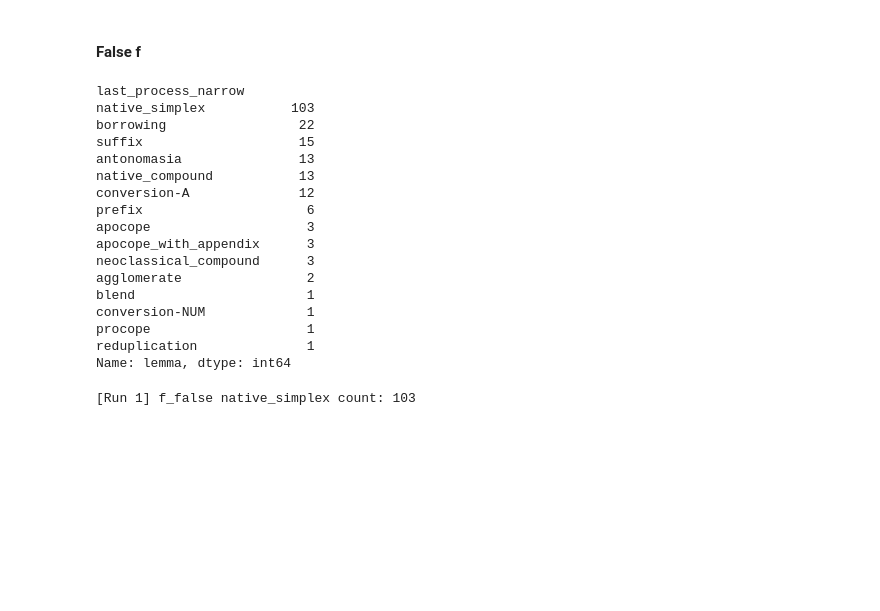
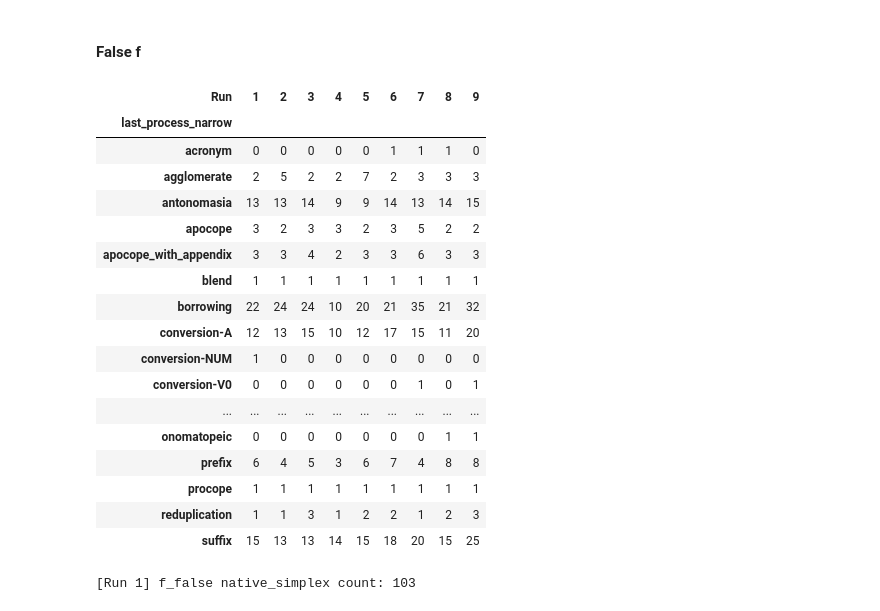
Before and after one commit to obonami/gender_prediction, a Jupyter notebook: src/orth_pred_analysis.ipynb, the cells around one changed output. Cells and saved outputs as stored; diff of their text form; code cells hidden in the pictures; blank space fills up the shorter version.

Commit message:
subcat over all runs

```diff
--- a/src/orth_pred_analysis.ipynb
+++ b/src/orth_pred_analysis.ipynb
@@ -177,0 +156,6 @@ Name: lemma, dtype: int64
+# %%
+pred_gender = 'f'
+true_gender = 'm'
+category = 'last_process_broad'
+
+get_subcategories_count_per_run(orth_preds_x10, pred_gender, true_gender, category, echantinom)
@@ -260,0 +233,6 @@ Name: lemma, dtype: int64
+# %%
+pred_gender = 'm'
+true_gender = 'f'
+category = 'last_process_broad'
+
+get_subcategories_count_per_run(orth_preds_x10, pred_gender, true_gender, category, echantinom)
@@ -363,35 +350,31 @@ Gender partition for last_process_narrow over all runs:
 | conversion-NUM | NaN | 1.000 | NaN | 0.000 |
 # %% [markdown]
 #### False f
-# %%
-run = 1
-pred_gender = 'f'
-true_gender = 'm'
-category = 'last_process_narrow'
-
-f_false_rows = orth_preds_x10[(orth_preds_x10['Run'] == run) & (orth_preds_x10["orth_pred"] == pred_gender) & (orth_preds_x10['true'] == true_gender)]
-f_false_rows = f_false_rows.merge(echantinom[['lemma', category]], how='left', left_on='lemma', right_on='lemma')
-
-f_false_rows.groupby(category)['lemma'].count().sort_values(ascending=False)
-# f_false_rows
-# %% [output]
-last_process_narrow
-native_simplex           103
-borrowing                 22
-suffix                    15
-antonomasia               13
-native_compound           13
-conversion-A              12
-prefix                     6
-apocope                    3
-apocope_with_appendix      3
-neoclassical_compound      3
-agglomerate                2
-blend                      1
-conversion-NUM             1
-procope                    1
-reduplication              1
-Name: lemma, dtype: int64
+# %%
+pred_gender = 'f'
+true_gender = 'm'
+category = 'last_process_narrow'
+
+get_subcategories_count_per_run(orth_preds_x10, pred_gender, true_gender, category, echantinom)
+# %% [output]
+| Run | 1 | 2 | 3 | 4 | 5 | 6 | 7 | 8 | 9 |
+| last_process_narrow |  |  |  |  |  |  |  |  |  |
+| acronym | 0 | 0 | 0 | 0 | 0 | 1 | 1 | 1 | 0 |
+| agglomerate | 2 | 5 | 2 | 2 | 7 | 2 | 3 | 3 | 3 |
+| antonomasia | 13 | 13 | 14 | 9 | 9 | 14 | 13 | 14 | 15 |
+| apocope | 3 | 2 | 3 | 3 | 2 | 3 | 5 | 2 | 2 |
+| apocope_with_appendix | 3 | 3 | 4 | 2 | 3 | 3 | 6 | 3 | 3 |
+| blend | 1 | 1 | 1 | 1 | 1 | 1 | 1 | 1 | 1 |
+| borrowing | 22 | 24 | 24 | 10 | 20 | 21 | 35 | 21 | 32 |
+| conversion-A | 12 | 13 | 15 | 10 | 12 | 17 | 15 | 11 | 20 |
+| conversion-NUM | 1 | 0 | 0 | 0 | 0 | 0 | 0 | 0 | 0 |
+| conversion-V0 | 0 | 0 | 0 | 0 | 0 | 0 | 1 | 0 | 1 |
+| ... | ... | ... | ... | ... | ... | ... | ... | ... | ... |
+| onomatopeic | 0 | 0 | 0 | 0 | 0 | 0 | 0 | 1 | 1 |
+| prefix | 6 | 4 | 5 | 3 | 6 | 7 | 4 | 8 | 8 |
+| procope | 1 | 1 | 1 | 1 | 1 | 1 | 1 | 1 | 1 |
+| reduplication | 1 | 1 | 3 | 1 | 2 | 2 | 1 | 2 | 3 |
+| suffix | 15 | 13 | 13 | 14 | 15 | 18 | 20 | 15 | 25 |
 # %%
 subcategory = 'native_simplex'
 false_rows= get_false_preds(run, echantinom, 'orth_pred', pred_gender, true_gender, orth_preds_x10, category, subcategory)
```
Also changed, not shown: parts of 19 cells of this notebook, 1 other file.
